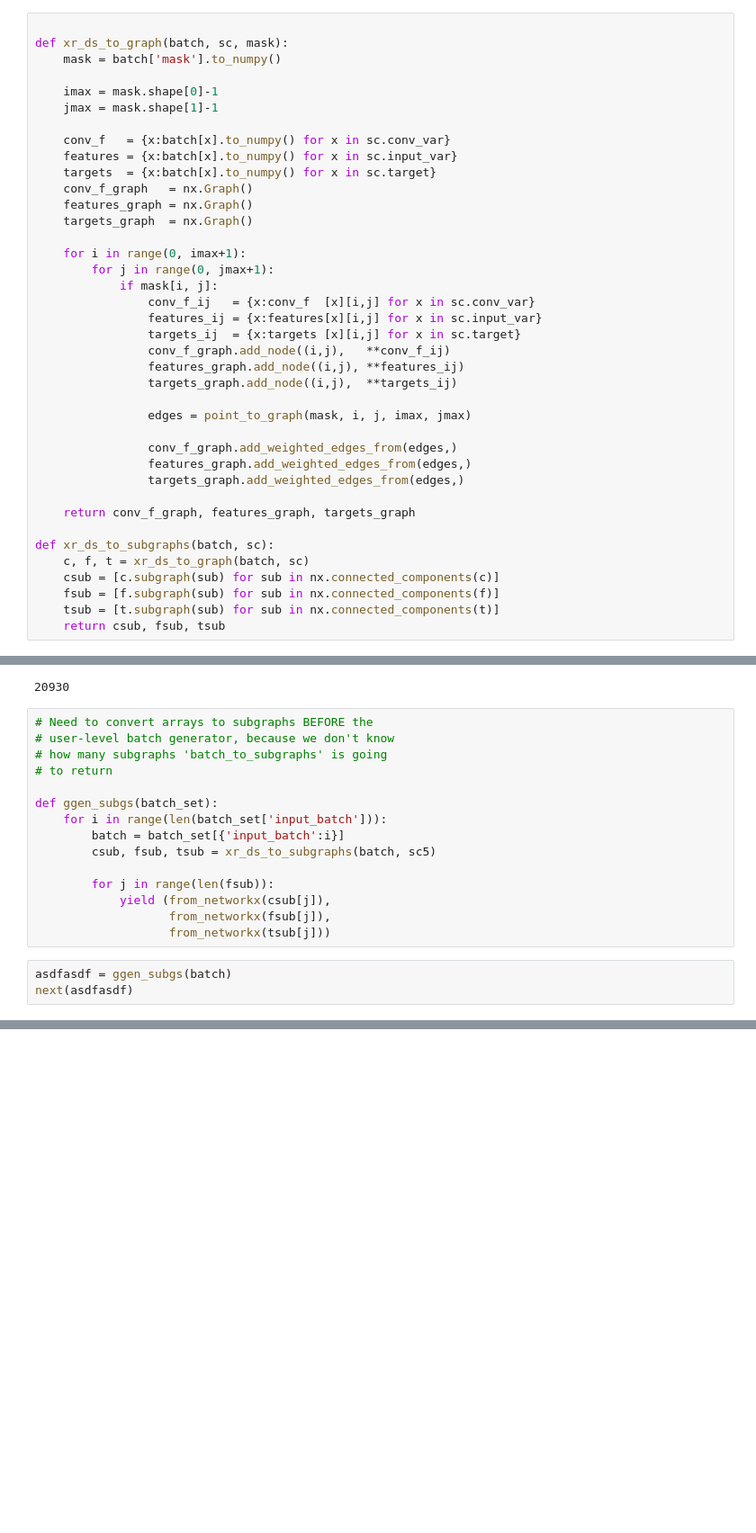
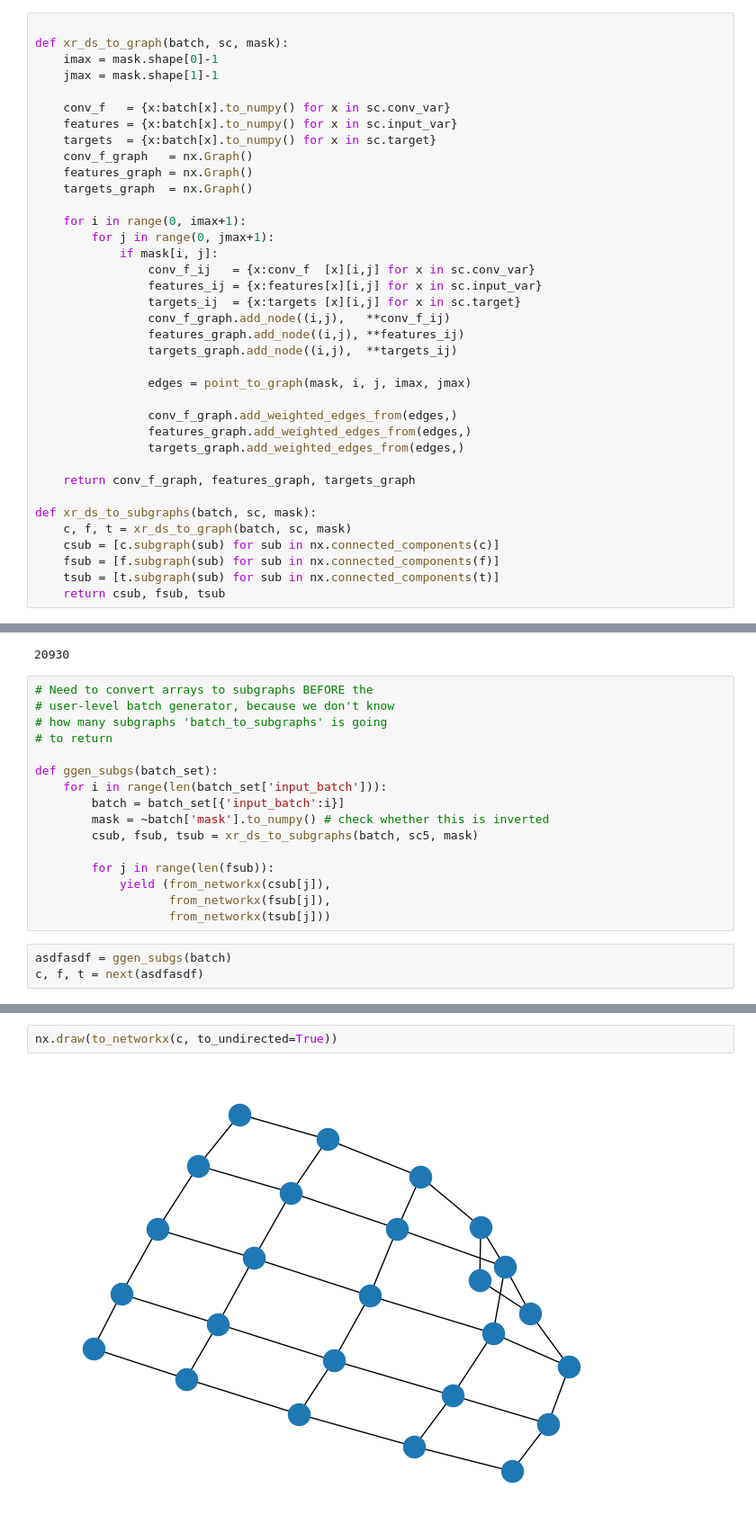
Before and after one commit to cmdupuis3/xbatcher-examples, a Jupyter notebook: graphs.ipynb, the cells around one changed output, grey strips where cells are left out. Shown: that part at 90% size. Cells and saved outputs as stored; diff of their text form; blank space fills up the shorter version.

```diff
--- a/graphs.ipynb
+++ b/graphs.ipynb
@@ -186,8 +186,6 @@ nx.draw(subgc[3])
 # %%
 
 def xr_ds_to_graph(batch, sc, mask):
-    mask = batch['mask'].to_numpy()
-
     imax = mask.shape[0]-1
     jmax = mask.shape[1]-1
 
@@ -216,8 +214,8 @@ def xr_ds_to_graph(batch, sc, mask):
 
     return conv_f_graph, features_graph, targets_graph
 
-def xr_ds_to_subgraphs(batch, sc):
-    c, f, t = xr_ds_to_graph(batch, sc)
+def xr_ds_to_subgraphs(batch, sc, mask):
+    c, f, t = xr_ds_to_graph(batch, sc, mask)
     csub = [c.subgraph(sub) for sub in nx.connected_components(c)]
     fsub = [f.subgraph(sub) for sub in nx.connected_components(f)]
     tsub = [t.subgraph(sub) for sub in nx.connected_components(t)]
@@ -272,7 +270,8 @@ len(batch['input_batch'])
 def ggen_subgs(batch_set):
     for i in range(len(batch_set['input_batch'])):
         batch = batch_set[{'input_batch':i}]
-        csub, fsub, tsub = xr_ds_to_subgraphs(batch, sc5)
+        mask = ~batch['mask'].to_numpy() # check whether this is inverted
+        csub, fsub, tsub = xr_ds_to_subgraphs(batch, sc5, mask)
 
         for j in range(len(fsub)):
             yield (from_networkx(csub[j]),
@@ -280,4 +279,4 @@ def ggen_subgs(batch_set):
                    from_networkx(tsub[j]))
 # %%
 asdfasdf = ggen_subgs(batch)
-next(asdfasdf)
+c, f, t = next(asdfasdf)
@@ -316,0 +283,4 @@ def batch_generator(bgen, batch_size):
+# %%
+nx.draw(to_networkx(c, to_undirected=True))
+# %% [output]
+[figure, added]
```
Also changed, not shown: parts of 24 cells of this notebook.
